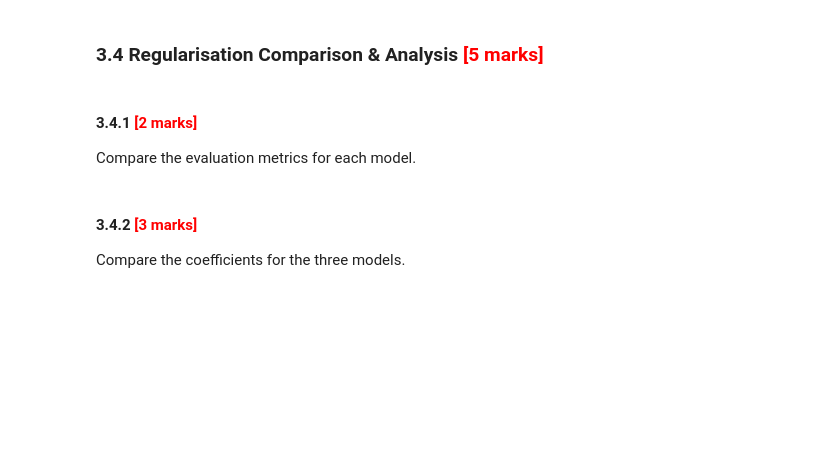
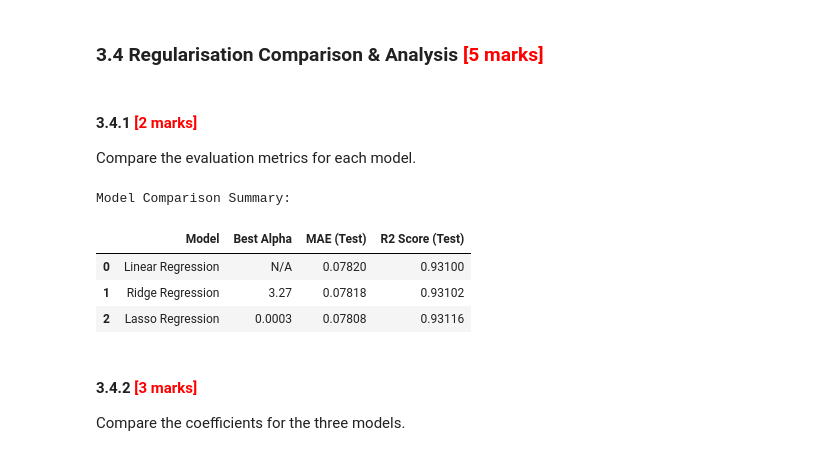
Before and after one commit to navspeak/ML, a Jupyter notebook: Regularisation_Assg_Car_Price_Prediction_Starter.ipynb, the cells around one changed output. Cells and saved outputs as stored; diff of their text form; code cells hidden in the pictures; blank space fills up the shorter version.

```diff
--- a/Regularisation_Assg_Car_Price_Prediction_Starter.ipynb
+++ b/Regularisation_Assg_Car_Price_Prediction_Starter.ipynb
@@ -1791,3 +1837,33 @@ Compare the evaluation metrics for each model.
+# %%
+# Compare metrics for each model
+# Create a dictionary to store metrics for all models
+results = {
+    'Model': ['Linear Regression', 'Ridge Regression', 'Lasso Regression'],
+    'Best Alpha': ['N/A', 3.27, 0.0003], # Replace with your actual best_alpha variables if they differ
+    'MAE (Test)': [
+        mean_absolute_error(y_test, y_pred_test),
+        mean_absolute_error(y_test, y_pred_ridge),
+        mean_absolute_error(y_test, y_pred_lasso)
+    ],
+    'R2 Score (Test)': [
+        r2_score(y_test, y_pred_test),
+        r2_score(y_test, y_pred_ridge),
+        r2_score(y_test, y_pred_lasso)
+    ]
+}
+
+# Convert to DataFrame for easy comparison
+comparison_df = pd.DataFrame(results)
+
+# Round the values for better readability
+print("Model Comparison Summary:")
+display(comparison_df.round(5))
+# %% [output]
+Model Comparison Summary:
+|  | Model | Best Alpha | MAE (Test) | R2 Score (Test) |
+| 0 | Linear Regression | N/A | 0.07820 | 0.93100 |
+| 1 | Ridge Regression | 3.27 | 0.07818 | 0.93102 |
+| 2 | Lasso Regression | 0.0003 | 0.07808 | 0.93116 |
 # %% [markdown]
 #### **3.4.2** <font color =red> [3 marks] </font>
 Compare the coefficients for the three models.
```
Also changed, not shown: parts of 16 cells of this notebook.
